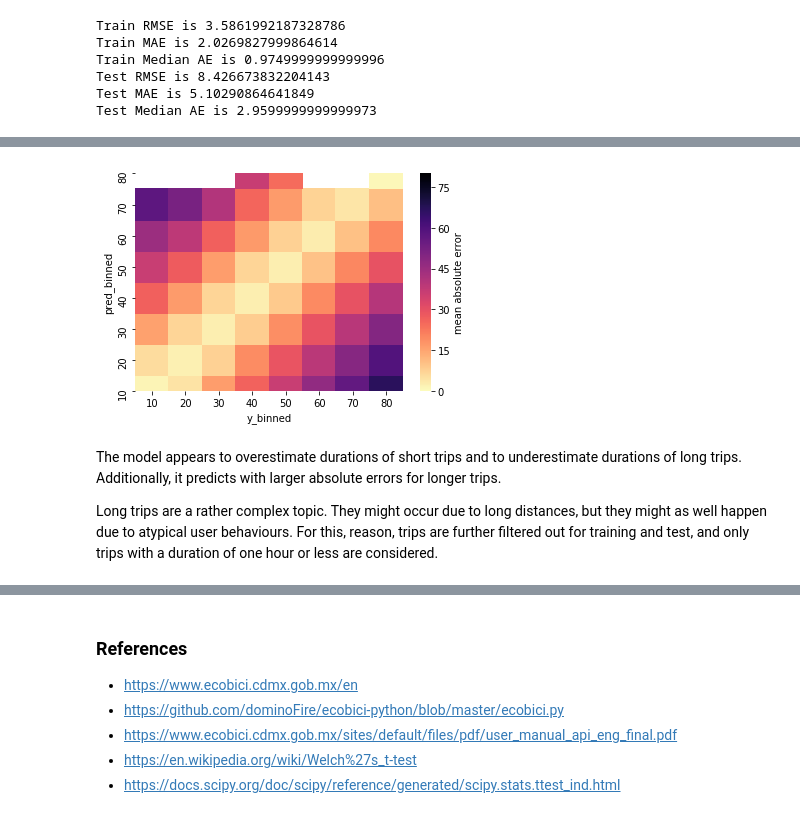
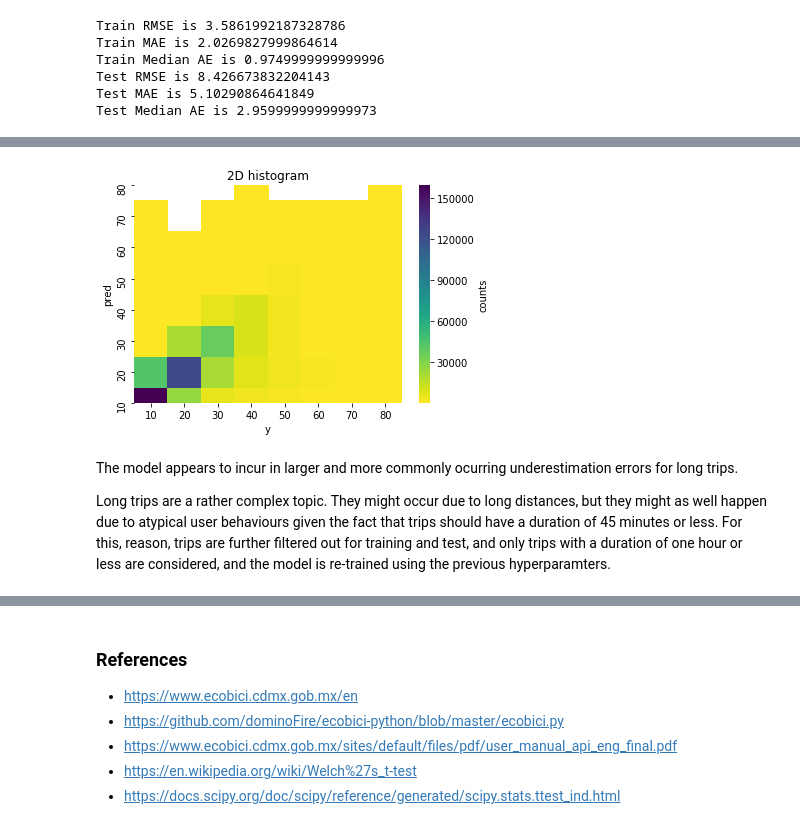
Before and after one commit to DarioDC/ECOBICI-Biketrip-Duration-Prediction, a Jupyter notebook: ECOBICI_Project.ipynb, the cells around one changed output, grey strips where cells are left out. Cells and saved outputs as stored; diff of their text form; code cells hidden in the pictures.

```diff
--- a/ECOBICI_Project.ipynb
+++ b/ECOBICI_Project.ipynb
@@ -884,0 +883,6 @@ Test Median AE is 2.9599999999999973
+# %%
+#build final model
+final_model = RandomForestRegressor(n_estimators = n_estimators , max_depth = max_depth  , max_features = max_features, random_state = 42 , criterion = 'mse', n_jobs=-1,verbose=1)
+# %%
+#fit the model
+final_model.fit(X_train,np.log(y_train))
@@ -884,0 +900,4 @@ Test Median AE is 2.9599999999999973
+# %%
+#predictions
+train_pred = np.exp(final_model.predict(X_train))
+test_pred = np.exp(final_model.predict(X_test))
@@ -885,6 +926,7 @@ Test Median AE is 2.9599999999999973
 # %%
-#viewing test predictions
-predictions = pd.DataFrame({'y' : y_test , 'pred' : rf_2021_less_test_pred , 'error' : y_test - rf_2021_less_test_pred, 'abs_error':np.abs(y_test - rf_2021_less_test_pred)} )
+#test predictions
+predictions = pd.DataFrame({'y' : y_test , 'pred' : test_pred , 'error' : y_test - test_pred, 'abs_error':np.abs(y_test - test_pred)} )
+predictions.reset_index(drop=True, inplace=True)
 # %%
 predictions
 # %% [output]
@@ -957,15 +999,18 @@ plt.show()
 predictions["y_binned"] = pd.cut(predictions["y"],bins=np.arange(0,90,10),labels = np.arange(10,90,10) )
 predictions["pred_binned"] = pd.cut(predictions["pred"],bins=np.arange(0,90,10), labels = np.arange(10,90,10))
 # %%
-sns.heatmap(pd.pivot_table(data=predictions,values="abs_error",index="pred_binned",columns="y_binned",fill_value=np.nan,aggfunc=np.mean),\
-            cmap=plt.get_cmap('magma_r'),cbar_kws={'label': 'mean absolute error'},vmin=0,vmax=80).invert_yaxis()
+sns.heatmap(pd.pivot_table(data=predictions,values="abs_error",index="pred_binned",columns="y_binned",fill_value=np.nan,aggfunc='count'),\
+            cmap=plt.get_cmap('viridis_r'),cbar_kws={'label': 'counts'}).invert_yaxis() #vmin=0,vmax=80
+plt.xlabel("y")
+plt.ylabel("pred")
+plt.title("2D histogram")
 plt.show()
 # %% [output]
-[figure, old version]
+[figure, new version]
 # %% [markdown]
-The model appears to overestimate durations of short trips and to underestimate durations of long trips. Additionally, it predicts with larger absolute errors for longer trips.
+The model appears to incur in larger and more commonly ocurring underestimation errors for long trips.
 
-Long trips are a rather complex topic. They might occur due to long distances, but they might as well happen due to atypical user behaviours. For this, reason, trips are further filtered out for training and test, and only trips with a duration of one hour or less are considered.
+Long trips are a rather complex topic. They might occur due to long distances, but they might as well happen due to atypical user behaviours given the fact that trips should have a duration of 45 minutes or less. For this, reason, trips are further filtered out for training and test, and only trips with a duration of one hour or less are considered, and the model is re-trained using the previous hyperparamters.
 # %%
 #mask to only consider certain observations corresponding to filtered travel times
 max_duration = 60
```
Also changed, not shown: parts of 82 cells of this notebook.
